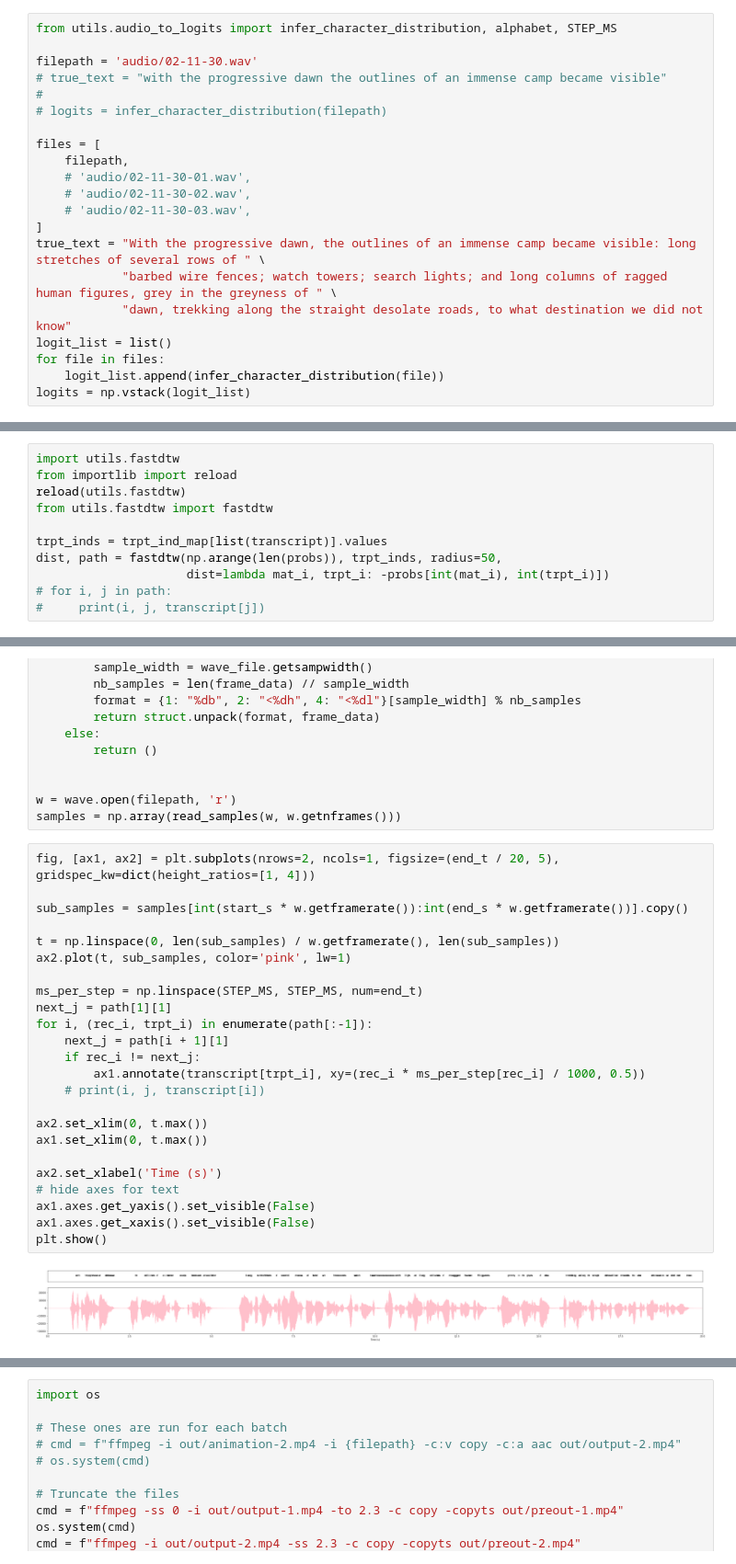
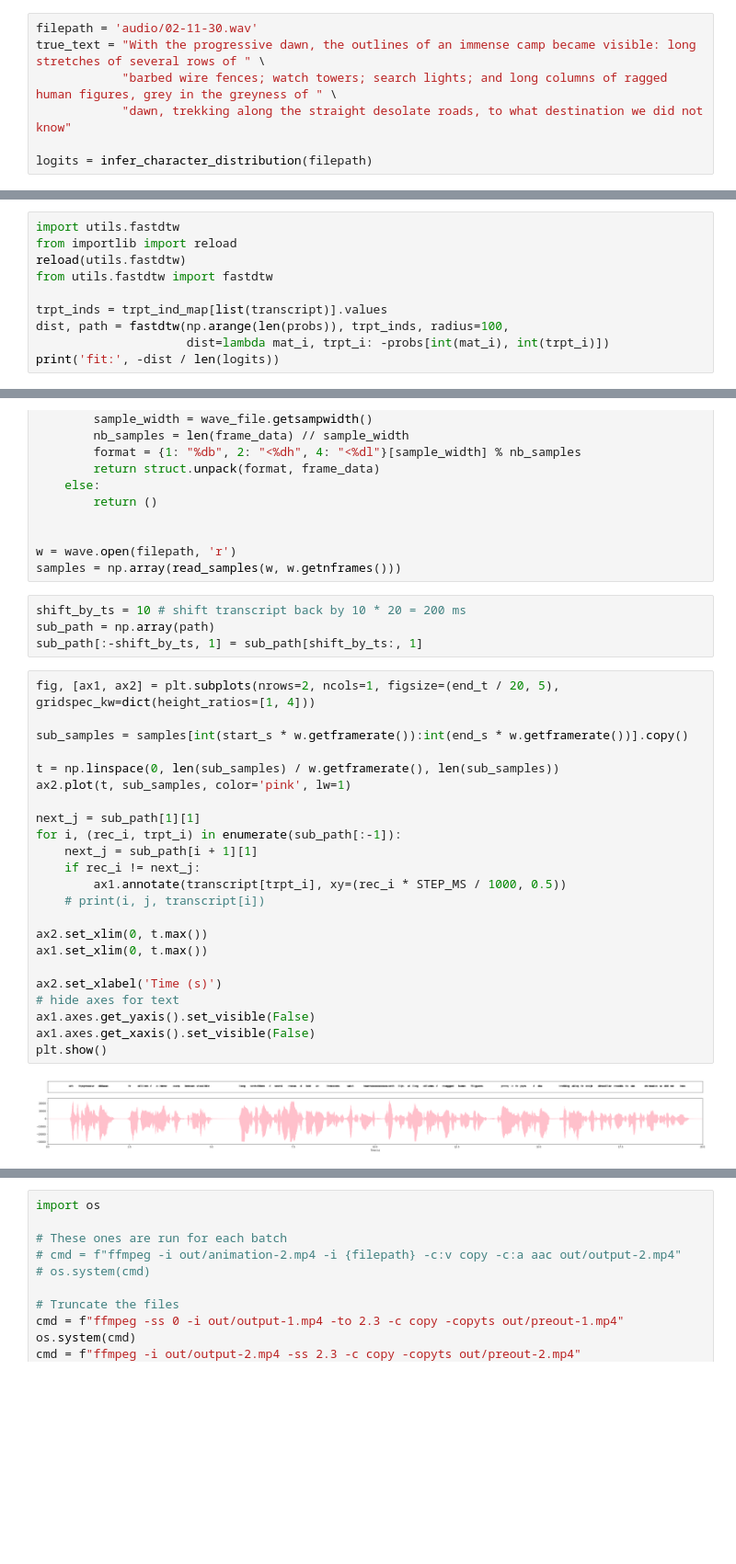
Before and after one commit to Breedoon/BookSync, a Jupyter notebook: __main__.ipynb, the cells around one changed output, grey strips where cells are left out. Shown: that part at 92% size. Drawn from its saved outputs; the diff is of its cells as text; blank space fills up the shorter version.

```diff
--- a/__main__.ipynb
+++ b/__main__.ipynb
@@ -7,22 +9,8 @@ import re
 # %%
-from utils.audio_to_logits import infer_character_distribution, alphabet, STEP_MS
-
 filepath = 'audio/02-11-30.wav'
-# true_text = "with the progressive dawn the outlines of an immense camp became visible"
-#
-# logits = infer_character_distribution(filepath)
-
-files = [
-    filepath,
-    # 'audio/02-11-30-01.wav',
-    # 'audio/02-11-30-02.wav',
-    # 'audio/02-11-30-03.wav',
-]
 true_text = "With the progressive dawn, the outlines of an immense camp became visible: long stretches of several rows of " \
             "barbed wire fences; watch towers; search lights; and long columns of ragged human figures, grey in the greyness of " \
             "dawn, trekking along the straight desolate roads, to what destination we did not know"
-logit_list = list()
-for file in files:
-    logit_list.append(infer_character_distribution(file))
-logits = np.vstack(logit_list)
+
+logits = infer_character_distribution(filepath)
 # %% [output]
@@ -138,7 +138,6 @@ reload(utils.fastdtw)
 from utils.fastdtw import fastdtw
 
 trpt_inds = trpt_ind_map[list(transcript)].values
-dist, path = fastdtw(np.arange(len(probs)), trpt_inds, radius=50,
+dist, path = fastdtw(np.arange(len(probs)), trpt_inds, radius=100,
                      dist=lambda mat_i, trpt_i: -probs[int(mat_i), int(trpt_i)])
-# for i, j in path:
-#     print(i, j, transcript[j])
+print('fit:', -dist / len(logits))
@@ -160,31 +161,34 @@ def read_samples(wave_file, nb_frames):
 
 w = wave.open(filepath, 'r')
 samples = np.array(read_samples(w, w.getnframes()))
+# %%
+shift_by_ts = 10 # shift transcript back by 10 * 20 = 200 ms
+sub_path = np.array(path)
+sub_path[:-shift_by_ts, 1] = sub_path[shift_by_ts:, 1]
 # %%
 fig, [ax1, ax2] = plt.subplots(nrows=2, ncols=1, figsize=(end_t / 20, 5), gridspec_kw=dict(height_ratios=[1, 4]))
 
 sub_samples = samples[int(start_s * w.getframerate()):int(end_s * w.getframerate())].copy()
 
 t = np.linspace(0, len(sub_samples) / w.getframerate(), len(sub_samples))
 ax2.plot(t, sub_samples, color='pink', lw=1)
 
-ms_per_step = np.linspace(STEP_MS, STEP_MS, num=end_t)
-next_j = path[1][1]
-for i, (rec_i, trpt_i) in enumerate(path[:-1]):
-    next_j = path[i + 1][1]
+next_j = sub_path[1][1]
+for i, (rec_i, trpt_i) in enumerate(sub_path[:-1]):
+    next_j = sub_path[i + 1][1]
     if rec_i != next_j:
-        ax1.annotate(transcript[trpt_i], xy=(rec_i * ms_per_step[rec_i] / 1000, 0.5))
+        ax1.annotate(transcript[trpt_i], xy=(rec_i * STEP_MS / 1000, 0.5))
     # print(i, j, transcript[i])
 
 ax2.set_xlim(0, t.max())
 ax1.set_xlim(0, t.max())
 
 ax2.set_xlabel('Time (s)')
 # hide axes for text
 ax1.axes.get_yaxis().set_visible(False)
 ax1.axes.get_xaxis().set_visible(False)
 plt.show()
 # %% [output]
-[figure, old version]
+[figure, new version]
 # %%
 from matplotlib import animation
```
Also changed, not shown: parts of 7 cells of this notebook.
